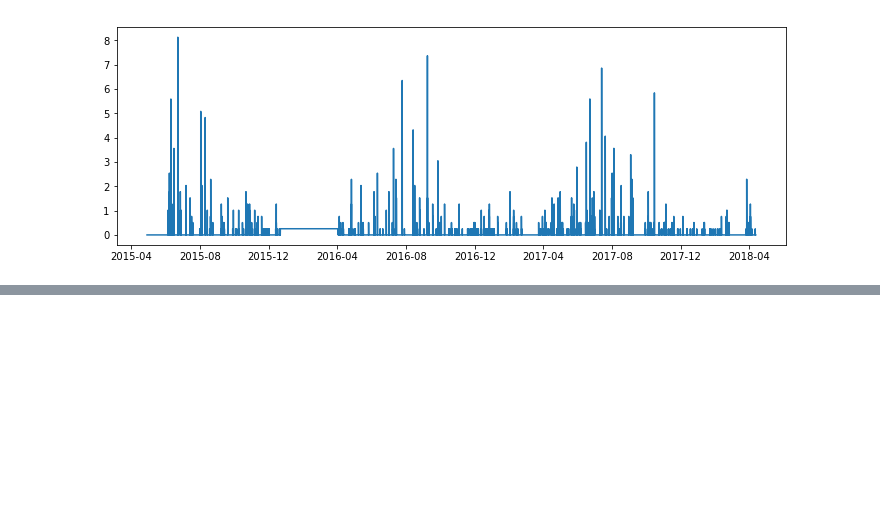
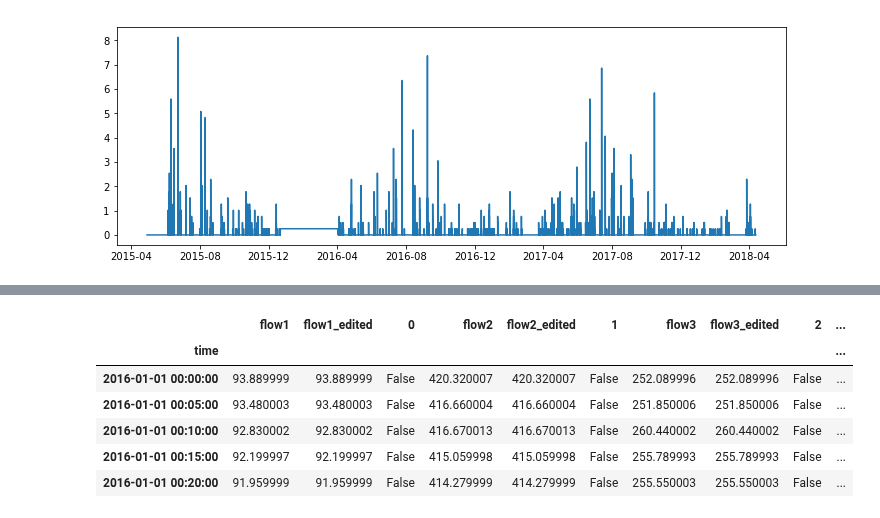
Before and after one commit to carldata/argo, a Jupyter notebook: notebooks/thorium-large/eda.ipynb, the cells around one changed output, grey strips where cells are left out. Cells and saved outputs as stored; diff of their text form; code cells hidden in the pictures; blank space fills up the shorter version.

```diff
--- a/notebooks/thorium-large/eda.ipynb
+++ b/notebooks/thorium-large/eda.ipynb
@@ -119,0 +95,41 @@ data_frame.head()
+# %%
+flow1_anomalies = np.abs(flow1_raw - flow1_edited) > 0.001
+flow1_anomalies.rename('flow1_anomalies')
+flow2_anomalies = np.abs(flow2_raw - flow2_edited) > 0.001
+flow2_anomalies.rename('flow2_anomalies')
+flow3_anomalies = np.abs(flow3_raw - flow3_edited) > 0.001
+flow3_anomalies.rename('flow3_anomalies')
+flow4_anomalies = np.abs(flow4_raw - flow4_edited) > 0.001
+flow4_anomalies.rename('flow4_anomalies')
+flow5_anomalies = np.abs(flow5_raw - flow5_edited) > 0.001
+flow5_anomalies.rename('flow5_anomalies')
+
+df = pd.concat(
+    [flow1_raw,
+     flow1_edited,
+     flow1_anomalies,
+     flow2_raw,
+     flow2_edited,
+     flow2_anomalies,
+     flow3_raw,
+     flow3_edited,
+     flow3_anomalies,
+     flow4_raw,
+     flow4_edited,
+     flow4_anomalies,
+     flow5_raw,
+     flow5_edited,
+     flow5_anomalies,
+     rainfall
+    ],
+    axis=1)
+data_frame = df['2016-01-01':]
+data_frame.head()
+# %% [output]
+|  | flow1 | flow1_edited | 0 | flow2 | flow2_edited | 1 | flow3 | flow3_edited | 2 | ... |
+| time |  |  |  |  |  |  |  |  |  | ... |
+| 2016-01-01 00:00:00 | 93.889999 | 93.889999 | False | 420.320007 | 420.320007 | False | 252.089996 | 252.089996 | False | ... |
+| 2016-01-01 00:05:00 | 93.480003 | 93.480003 | False | 416.660004 | 416.660004 | False | 251.850006 | 251.850006 | False | ... |
+| 2016-01-01 00:10:00 | 92.830002 | 92.830002 | False | 416.670013 | 416.670013 | False | 260.440002 | 260.440002 | False | ... |
+| 2016-01-01 00:15:00 | 92.199997 | 92.199997 | False | 415.059998 | 415.059998 | False | 255.789993 | 255.789993 | False | ... |
+| 2016-01-01 00:20:00 | 91.959999 | 91.959999 | False | 414.279999 | 414.279999 | False | 255.550003 | 255.550003 | False | ... |
```
Also changed, not shown: parts of 2 cells of this notebook.
